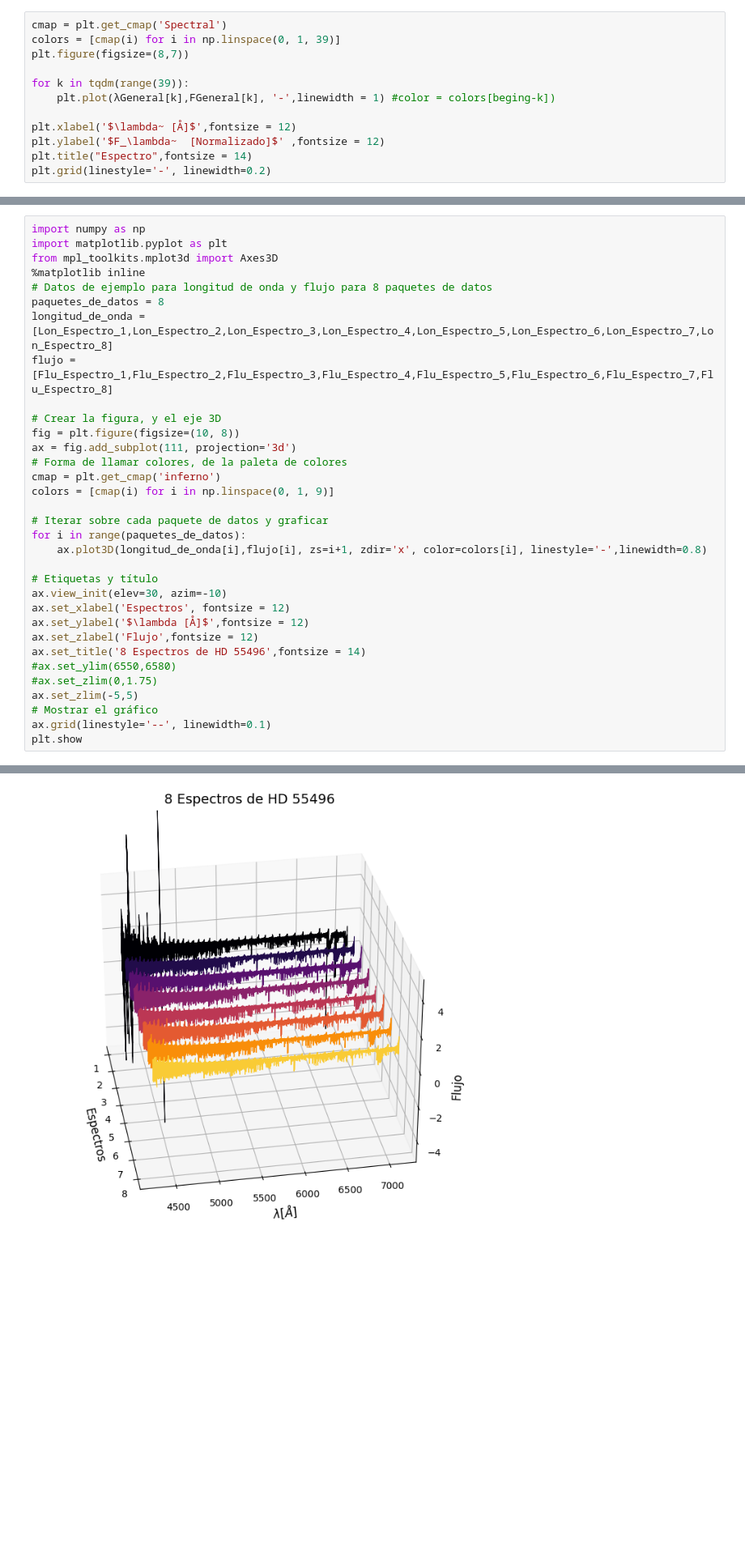
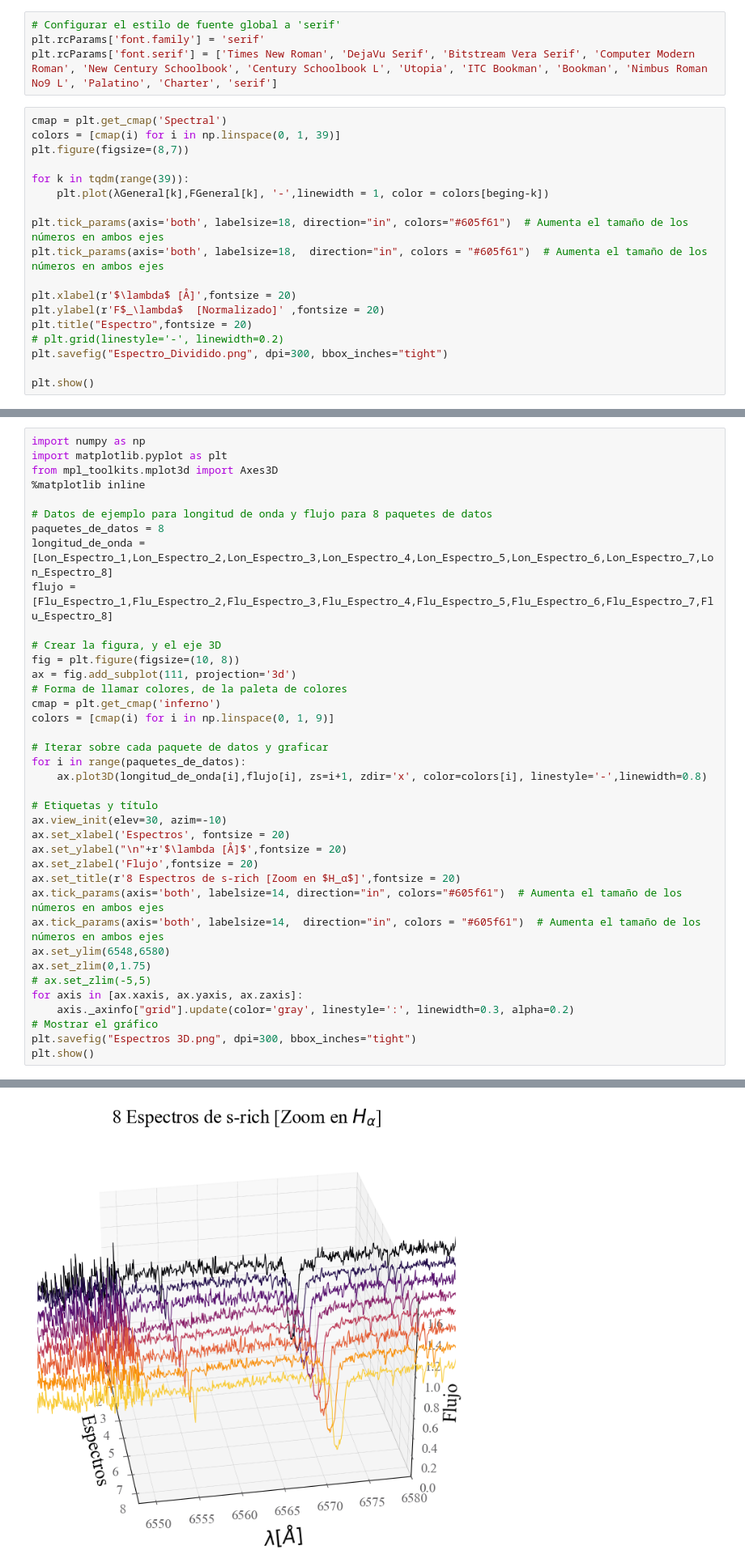
Before and after one commit to AlexGTroncoso/Tesis_Astronomia_FACom, a Jupyter notebook: Data and Notebooks/HD 55496/HD55496.ipynb, the cells around one changed output, grey strips where cells are left out. Shown at 81% size. Saved outputs shown, nothing was run; the diff lists cells and outputs as text; blank space fills up the shorter version.

```diff
--- a/Data and Notebooks/HD 55496/HD55496.ipynb
+++ b/Data and Notebooks/HD 55496/HD55496.ipynb
@@ -426,16 +419,26 @@ for i in tqdm(range(2048)):
     FGeneral[38].append(Flux[i][0])
     λGeneral[38].append(Wavelength[i][0])
     ErrGeneral[38].append(1/(Error[i][0]))
+# %%
+# Configurar el estilo de fuente global a 'serif'
+plt.rcParams['font.family'] = 'serif'
+plt.rcParams['font.serif'] = ['Times New Roman', 'DejaVu Serif', 'Bitstream Vera Serif', 'Computer Modern Roman', 'New Century Schoolbook', 'Century Schoolbook L', 'Utopia', 'ITC Bookman', 'Bookman', 'Nimbus Roman No9 L', 'Palatino', 'Charter', 'serif']
 # %%
 cmap = plt.get_cmap('Spectral')
 colors = [cmap(i) for i in np.linspace(0, 1, 39)]
 plt.figure(figsize=(8,7))
 
 for k in tqdm(range(39)):
-    plt.plot(λGeneral[k],FGeneral[k], '-',linewidth = 1) #color = colors[beging-k])
+    plt.plot(λGeneral[k],FGeneral[k], '-',linewidth = 1, color = colors[beging-k])
 
-plt.xlabel('$\lambda~ [Å]$',fontsize = 12)
-plt.ylabel('$F_\lambda~  [Normalizado]$' ,fontsize = 12)
-plt.title("Espectro",fontsize = 14)
-plt.grid(linestyle='-', linewidth=0.2)
+plt.tick_params(axis='both', labelsize=18, direction="in", colors="#605f61")  # Aumenta el tamaño de los números en ambos ejes
+plt.tick_params(axis='both', labelsize=18,  direction="in", colors = "#605f61")  # Aumenta el tamaño de los números en ambos ejes
+
+plt.xlabel(r'$\lambda$ [Å]',fontsize = 20)
+plt.ylabel(r'F$_\lambda$  [Normalizado]' ,fontsize = 20)
+plt.title("Espectro",fontsize = 20)
+# plt.grid(linestyle='-', linewidth=0.2)
+plt.savefig("Espectro_Dividido.png", dpi=300, bbox_inches="tight")
+
+plt.show()
 # %% [output]
@@ -1694,6 +1689,7 @@ import numpy as np
 import matplotlib.pyplot as plt
 from mpl_toolkits.mplot3d import Axes3D
 %matplotlib inline
+
 # Datos de ejemplo para longitud de onda y flujo para 8 paquetes de datos
 paquetes_de_datos = 8
 longitud_de_onda = [Lon_Espectro_1,Lon_Espectro_2,Lon_Espectro_3,Lon_Espectro_4,Lon_Espectro_5,Lon_Espectro_6,Lon_Espectro_7,Lon_Espectro_8]
@@ -1712,14 +1708,18 @@ for i in range(paquetes_de_datos):
 
 # Etiquetas y título
 ax.view_init(elev=30, azim=-10)
-ax.set_xlabel('Espectros', fontsize = 12)
-ax.set_ylabel('$\lambda [Å]$',fontsize = 12)
-ax.set_zlabel('Flujo',fontsize = 12)
-ax.set_title('8 Espectros de HD 55496',fontsize = 14)
-#ax.set_ylim(6550,6580)
-#ax.set_zlim(0,1.75)
-ax.set_zlim(-5,5)
+ax.set_xlabel('Espectros', fontsize = 20)
+ax.set_ylabel("\n"+r'$\lambda [Å]$',fontsize = 20)
+ax.set_zlabel('Flujo',fontsize = 20)
+ax.set_title(r'8 Espectros de s-rich [Zoom en $H_α$]',fontsize = 20)
+ax.tick_params(axis='both', labelsize=14, direction="in", colors="#605f61")  # Aumenta el tamaño de los números en ambos ejes
+ax.tick_params(axis='both', labelsize=14,  direction="in", colors = "#605f61")  # Aumenta el tamaño de los números en ambos ejes
+ax.set_ylim(6548,6580)
+ax.set_zlim(0,1.75)
+# ax.set_zlim(-5,5)
+for axis in [ax.xaxis, ax.yaxis, ax.zaxis]:
+    axis._axinfo["grid"].update(color='gray', linestyle=':', linewidth=0.3, alpha=0.2)
 # Mostrar el gráfico
-ax.grid(linestyle='--', linewidth=0.1)
-plt.show
+plt.savefig("Espectros 3D.png", dpi=300, bbox_inches="tight")
+plt.show()
 # %% [output]
@@ -1727,4 +1726,4 @@ plt.show
-[figure, old version]
+[figure, new version]
 # %%
 np.sqrt(FNuevos[-1]), np.var(FNuevos[-1])
 # %% [output]
```
Also changed, not shown: parts of 47 cells of this notebook, 6 other files.
